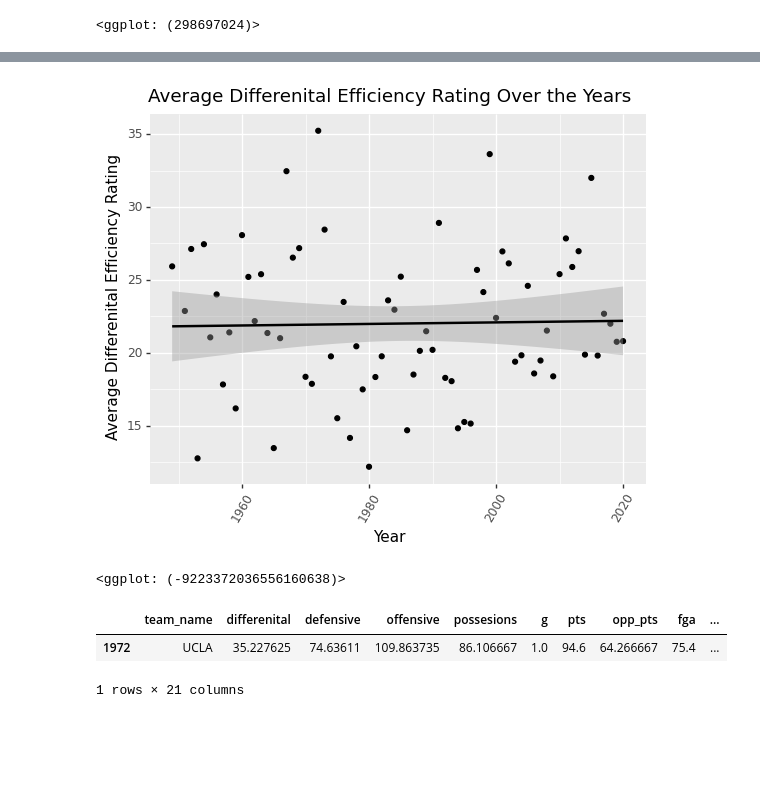
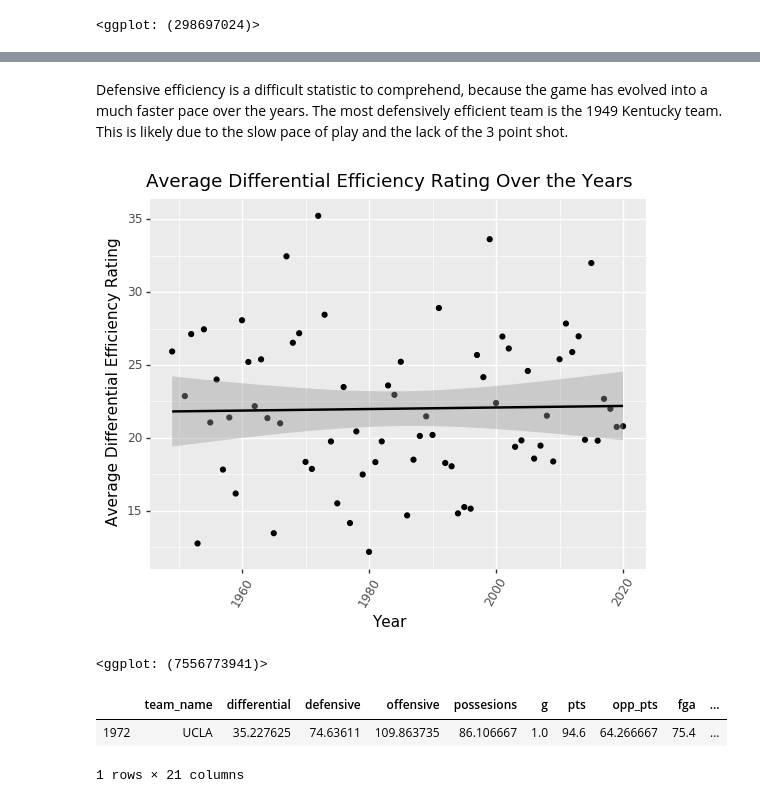
Before and after one commit to mhsmathew/College-Basketball-Data-Science-Analysis, a Jupyter notebook: Final Project Notebook.ipynb, the cells around one changed output, grey strips where cells are left out. Saved outputs shown, nothing was run; the diff lists cells and outputs as text; code cells hidden in the pictures; blank space fills up the shorter version.

```diff
--- a/Final Project Notebook.ipynb
+++ b/Final Project Notebook.ipynb
@@ -432,24 +568,25 @@ efficiency[efficiency['defensive'] == efficiency['defensive'].min()]
+# %% [markdown]
+Defensive efficiency is a difficult statistic to comprehend, because the game has evolved into a much faster pace over the years. The most defensively efficient team is the 1949 Kentucky team. This is likely due to the slow pace of play and the lack of the 3 point shot.
 # %%
 # Since both offensive and deffensive efficiencies are per points per 100 possesions, a simple differential will tell us which teams perform on average on both sides of the court
 differenital = efficiency['offensive'] - efficiency['defensive']
-efficiency.insert(1, 'differenital', differenital)
+efficiency.insert(1, 'differential', differenital)
 
-
-(ggplot(efficiency, aes(x= 'year', y = 'differenital')) +
+(ggplot(efficiency, aes(x= 'year', y = 'differential')) +
 geom_point() +
 theme(axis_text_x = element_text(angle=60)) +
 xlab('Year') +
-ylab('Average Differenital Efficiency Rating') +
-ggtitle('Average Differenital Efficiency Rating Over the Years') +
+ylab('Average Differential Efficiency Rating') +
+ggtitle('Average Differential Efficiency Rating Over the Years') +
 geom_smooth(method = 'lm'))
 # %% [output]
 [figure]
-<ggplot: (-9223372036556160638)>
+<ggplot: (7556773941)>
 # %%
 # The most efficient team on both sides of the court
-efficiency[efficiency['differenital'] == efficiency['differenital'].max()]
+efficiency[efficiency['differential'] == efficiency['differential'].max()]
 # %% [output]
-|  | team_name | differenital | defensive | offensive | possesions | g | pts | opp_pts | fga | ... |
+|  | team_name | differential | defensive | offensive | possesions | g | pts | opp_pts | fga | ... |
 | 1972 | UCLA | 35.227625 | 74.63611 | 109.863735 | 86.106667 | 1.0 | 94.6 | 64.266667 | 75.4 | ... |
 1 rows × 21 columns
 # %%
```
Also changed, not shown: parts of 35 cells of this notebook.
